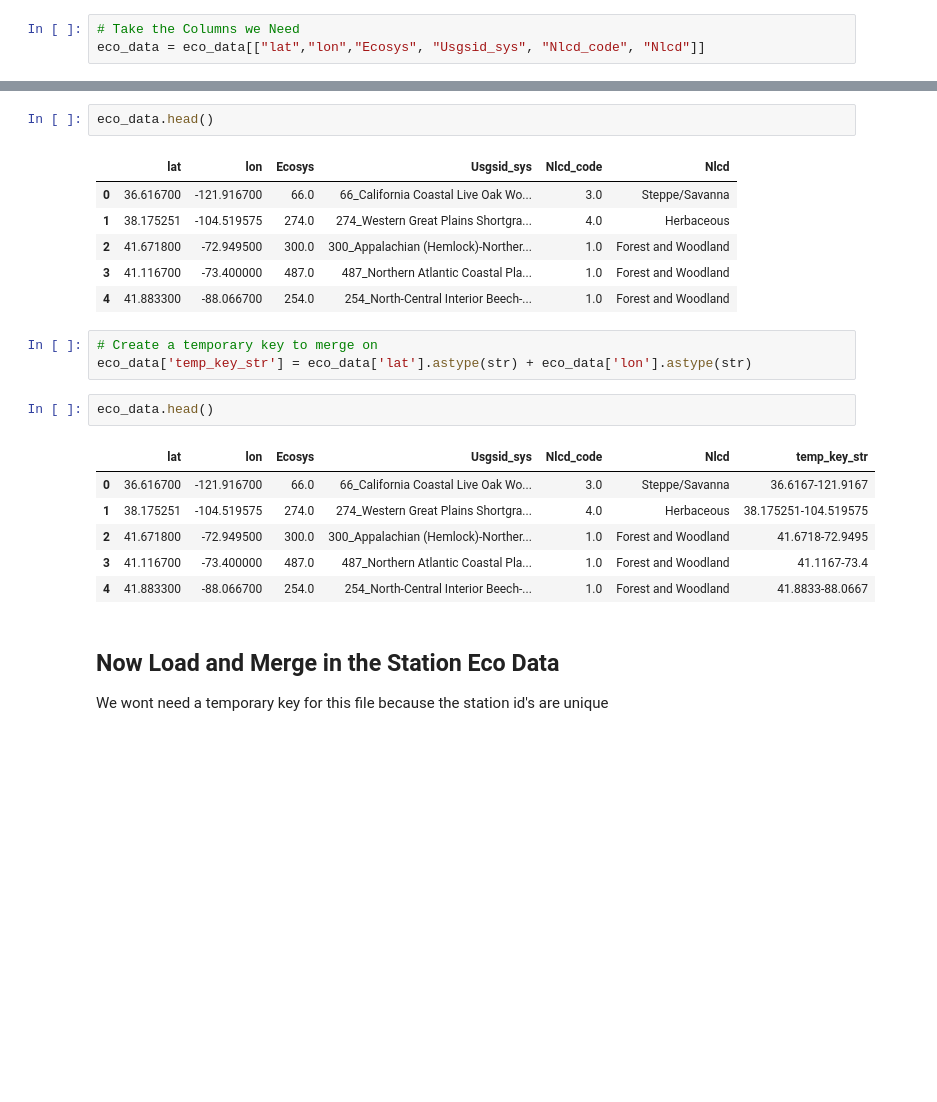
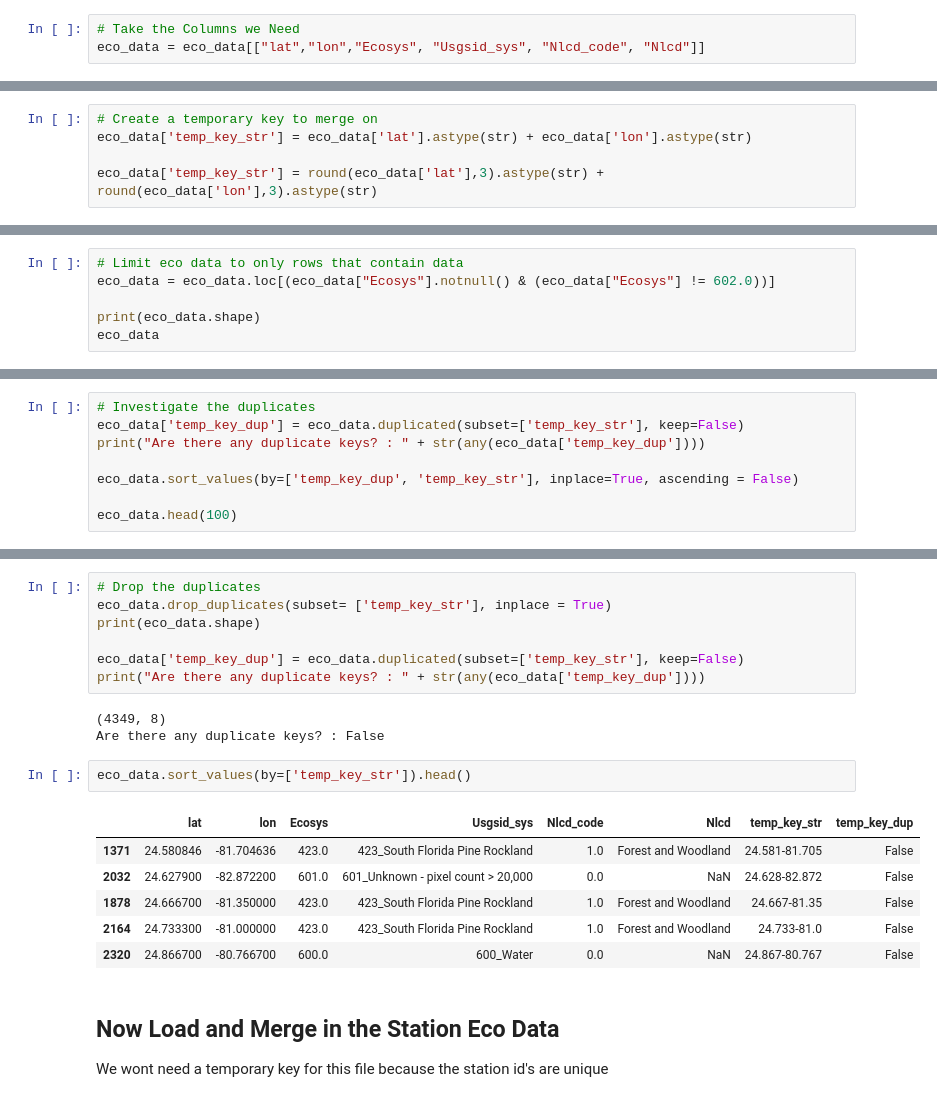
Before and after one commit to DataKind-DC/audubon-cbc, a Jupyter notebook: notebooks/1.3-rec-connecting-fips-ecosystem-data.ipynb, the cells around one changed output, grey strips where cells are left out. Saved outputs shown, nothing was run; the diff lists cells and outputs as text; blank space fills up the shorter version.

```diff
--- a/notebooks/1.3-rec-connecting-fips-ecosystem-data.ipynb
+++ b/notebooks/1.3-rec-connecting-fips-ecosystem-data.ipynb
@@ -251,0 +274,5 @@ eco_data = eco_data[["lat","lon","Ecosys", "Usgsid_sys", "Nlcd_code", "Nlcd"]]
+# %%
+# Create a temporary key to merge on
+eco_data['temp_key_str'] = eco_data['lat'].astype(str) + eco_data['lon'].astype(str)
+
+eco_data['temp_key_str'] = round(eco_data['lat'],3).astype(str) + round(eco_data['lon'],3).astype(str)
@@ -251,0 +304,6 @@ eco_data = eco_data[["lat","lon","Ecosys", "Usgsid_sys", "Nlcd_code", "Nlcd"]]
+# %%
+# Limit eco data to only rows that contain data
+eco_data = eco_data.loc[(eco_data["Ecosys"].notnull() & (eco_data["Ecosys"] != 602.0))]
+
+print(eco_data.shape)
+eco_data
@@ -251,0 +325,8 @@ eco_data = eco_data[["lat","lon","Ecosys", "Usgsid_sys", "Nlcd_code", "Nlcd"]]
+# %%
+# Investigate the duplicates
+eco_data['temp_key_dup'] = eco_data.duplicated(subset=['temp_key_str'], keep=False)
+print("Are there any duplicate keys? : " + str(any(eco_data['temp_key_dup'])))
+
+eco_data.sort_values(by=['temp_key_dup', 'temp_key_str'], inplace=True, ascending = False)
+
+eco_data.head(100)
@@ -252,24 +352,22 @@ eco_data = eco_data[["lat","lon","Ecosys", "Usgsid_sys", "Nlcd_code", "Nlcd"]]
+# %%
+# Drop the duplicates
+eco_data.drop_duplicates(subset= ['temp_key_str'], inplace = True)
+print(eco_data.shape)
+
+eco_data['temp_key_dup'] = eco_data.duplicated(subset=['temp_key_str'], keep=False)
+print("Are there any duplicate keys? : " + str(any(eco_data['temp_key_dup'])))
+# %% [output]
+(4349, 8)
+Are there any duplicate keys? : False
 # %%
-eco_data.head()
+eco_data.sort_values(by=['temp_key_str']).head()
 # %% [output]
-|  | lat | lon | Ecosys | Usgsid_sys | Nlcd_code | Nlcd |
-| 0 | 36.616700 | -121.916700 | 66.0 | 66_California Coastal Live Oak Wo... | 3.0 | Steppe/Savanna |
-| 1 | 38.175251 | -104.519575 | 274.0 | 274_Western Great Plains Shortgra... | 4.0 | Herbaceous |
-| 2 | 41.671800 | -72.949500 | 300.0 | 300_Appalachian (Hemlock)-Norther... | 1.0 | Forest and Woodland |
-| 3 | 41.116700 | -73.400000 | 487.0 | 487_Northern Atlantic Coastal Pla... | 1.0 | Forest and Woodland |
-| 4 | 41.883300 | -88.066700 | 254.0 | 254_North-Central Interior Beech-... | 1.0 | Forest and Woodland |
+|  | lat | lon | Ecosys | Usgsid_sys | Nlcd_code | Nlcd | temp_key_str | temp_key_dup |
+| 1371 | 24.580846 | -81.704636 | 423.0 | 423_South Florida Pine Rockland | 1.0 | Forest and Woodland | 24.581-81.705 | False |
+| 2032 | 24.627900 | -82.872200 | 601.0 | 601_Unknown - pixel count > 20,000 | 0.0 | NaN | 24.628-82.872 | False |
+| 1878 | 24.666700 | -81.350000 | 423.0 | 423_South Florida Pine Rockland | 1.0 | Forest and Woodland | 24.667-81.35 | False |
+| 2164 | 24.733300 | -81.000000 | 423.0 | 423_South Florida Pine Rockland | 1.0 | Forest and Woodland | 24.733-81.0 | False |
+| 2320 | 24.866700 | -80.766700 | 600.0 | 600_Water | 0.0 | NaN | 24.867-80.767 | False |
-# %%
-# Create a temporary key to merge on
-eco_data['temp_key_str'] = eco_data['lat'].astype(str) + eco_data['lon'].astype(str)
-# %%
-eco_data.head()
-# %% [output]
-|  | lat | lon | Ecosys | Usgsid_sys | Nlcd_code | Nlcd | temp_key_str |
-| 0 | 36.616700 | -121.916700 | 66.0 | 66_California Coastal Live Oak Wo... | 3.0 | Steppe/Savanna | 36.6167-121.9167 |
-| 1 | 38.175251 | -104.519575 | 274.0 | 274_Western Great Plains Shortgra... | 4.0 | Herbaceous | 38.175251-104.519575 |
-| 2 | 41.671800 | -72.949500 | 300.0 | 300_Appalachian (Hemlock)-Norther... | 1.0 | Forest and Woodland | 41.6718-72.9495 |
-| 3 | 41.116700 | -73.400000 | 487.0 | 487_Northern Atlantic Coastal Pla... | 1.0 | Forest and Woodland | 41.1167-73.4 |
-| 4 | 41.883300 | -88.066700 | 254.0 | 254_North-Central Interior Beech-... | 1.0 | Forest and Woodland | 41.8833-88.0667 |
 # %% [markdown]
 ## Now Load and Merge in the Station Eco Data
 We wont need a temporary key for this file because the station id's are unique
```
Also changed, not shown: parts of 23 cells of this notebook, 2 other files.
